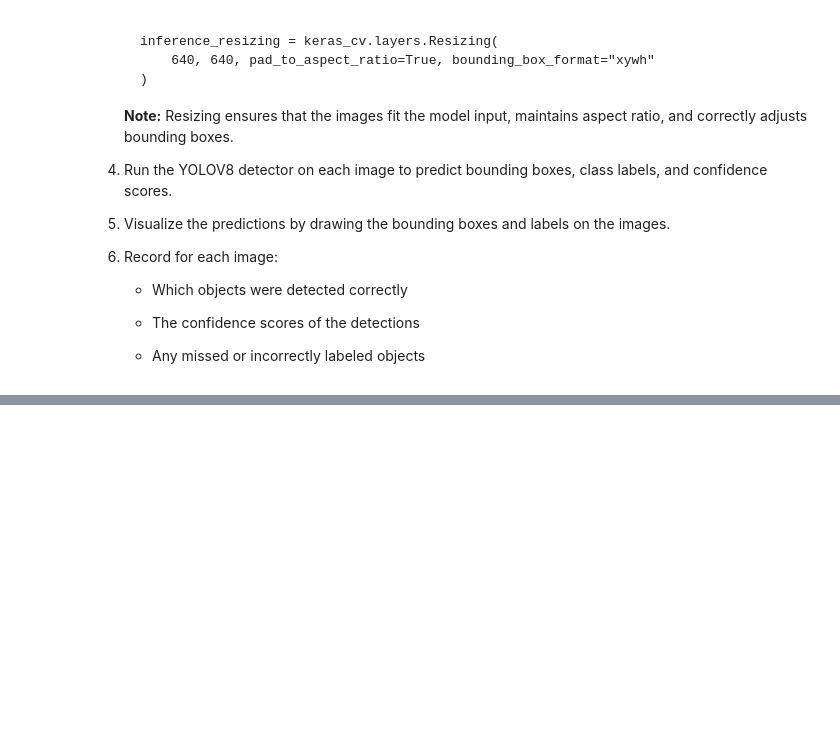
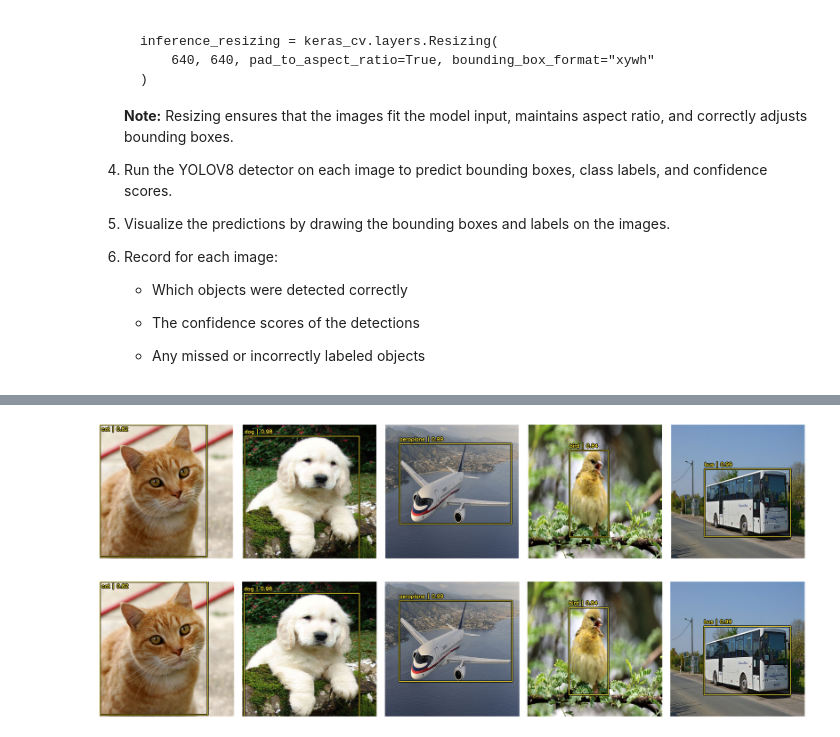
Before and after one commit to Mozoonn/arti560-computer-vision-labs, a Jupyter notebook: lab04-object-detection/lab04-object-detection-exercise.ipynb, the cells around one changed output, grey strips where cells are left out. Saved outputs shown, nothing was run; the diff lists cells and outputs as text; code cells hidden in the pictures; blank space fills up the shorter version.

```diff
--- a/lab04-object-detection/lab04-object-detection-exercise.ipynb
+++ b/lab04-object-detection/lab04-object-detection-exercise.ipynb
@@ -35,0 +55,27 @@ You will:
+# %%
+image_paths = [
+    "Cat03.jpg",
+    "Golde33443.jpg",
+    "airplane.jpg",
+    "bird.jpg",
+    "bus.jpg"
+]
+
+images = []
+
+for path in image_paths:
+    img = Image.open(path).convert("RGB")
+    img = np.array(img)
+    images.append(img)
+# %%
+import tensorflow as tf
+
+resized_images = []
+
+for img in images:
+    img = tf.image.resize(img, (640, 640))
+    resized_images.append(img)
+
+resized_images = tf.stack(resized_images)
+# %%
+predictions = yolo.predict(resized_images)
@@ -35,0 +91,20 @@ You will:
+# %%
+keras_cv.visualization.plot_bounding_box_gallery(
+    resized_images,
+    value_range=(0,255),
+    rows=1,
+    cols=5,
+    y_pred=predictions,
+    scale=4,
+    font_scale=0.8,
+    bounding_box_format="xywh",
+    class_mapping={
+        0:"aeroplane",1:"bicycle",2:"bird",3:"boat",4:"bottle",
+        5:"bus",6:"car",7:"cat",8:"chair",9:"cow",
+        10:"diningtable",11:"dog",12:"horse",13:"motorbike",14:"person",
+        15:"pottedplant",16:"sheep",17:"sofa",18:"train",19:"tvmonitor"
+    }
+)
+# %% [output]
+[figure, added]
+[figure, added]
```
Also changed, not shown: parts of 7 cells of this notebook.
